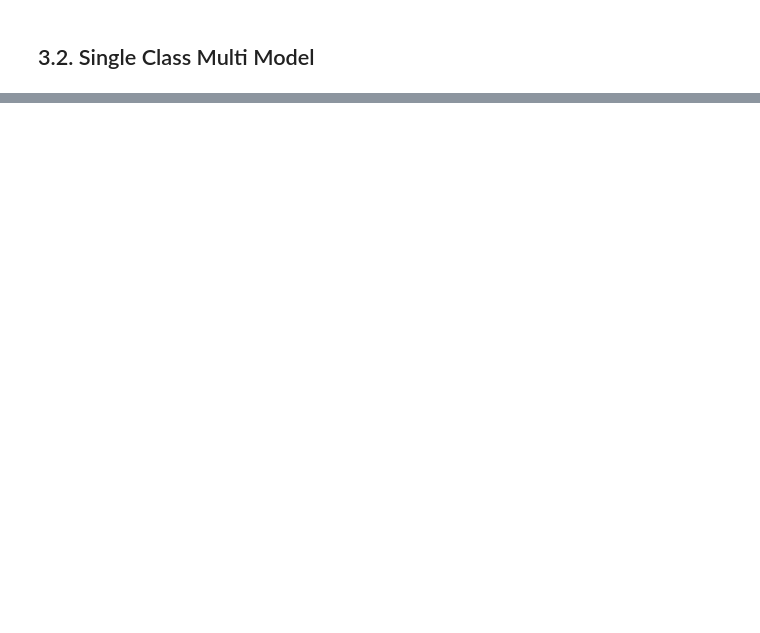
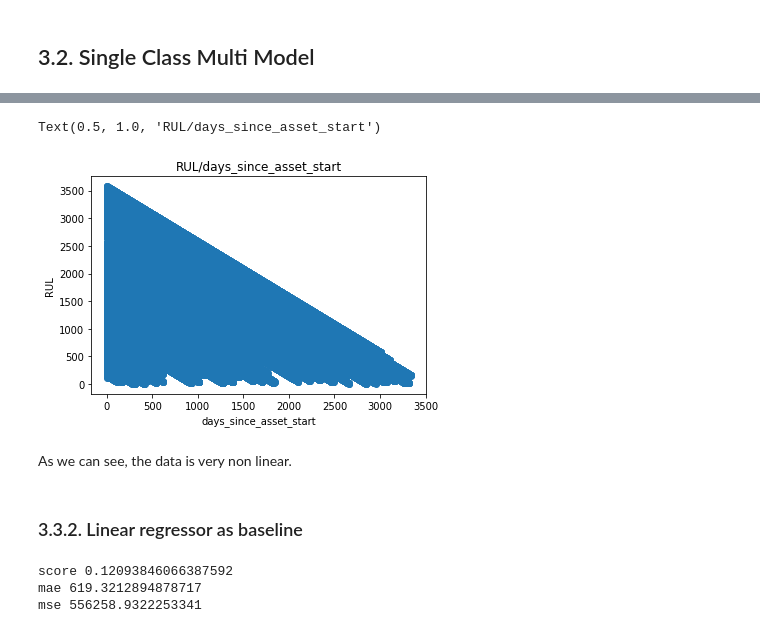
Before and after one commit to diogo-aos/iseg_sml_predictive_maintenance, a Jupyter notebook: predictive_maintenance.ipynb, the cells around one changed output, grey strips where cells are left out. Saved outputs shown, nothing was run; the diff lists cells and outputs as text; code cells hidden in the pictures; blank space fills up the shorter version.

```diff
--- a/predictive_maintenance.ipynb
+++ b/predictive_maintenance.ipynb
@@ -1002,16 +1739,46 @@ m = LinearRegression()
 # %%
-xx = dfX[['trains_since_asset_start', 'rul']].sort_values('trains_since_asset_start')
-x = xx['trains_since_asset_start'].to_numpy()
+x_col = 'days_since_asset_start'
+
+xx = dfX[[x_col, 'rul']].sort_values(x_col)
+x = xx[x_col].to_numpy()
 y = xx['rul'].to_numpy()
 # %%
-plt.scatter(x[::10],y[::10])
+plt.scatter(x[::],y[::])
 plt.ylabel('RUL')
-plt.xlabel('trains_since_asset_start')
-plt.title('RUL/Trains since asset start')
+plt.xlabel(x_col)
+plt.title(f'RUL/{x_col}')
+# %% [output]
+Text(0.5, 1.0, 'RUL/days_since_asset_start')
+[figure, added]
+# %% [markdown]
+As we can see, the data is very non linear.
+# %% [markdown]
+### 3.3.2. Linear regressor as baseline
 # %%
-x = x.reshape(-1, 1)
-y = y.reshape(-1, 1)
+with mlflow.start_run(run_name='linear regressor RUL', experiment_id=2):
+    x = x.reshape(-1, 1)
+    y = y.reshape(-1, 1)
 
-# let us train the model
+    mlflow.log_param('input_cols', x_col)
 
-m.fit(x, y)
+    # let us train the model
+    m = LinearRegression()
+    m.fit(x, y)
+
+    ŷ = m.predict(x)
+
+    score = metrics.r2_score(y, ŷ)
+    mae = metrics.mean_absolute_error(y, ŷ)
+    mse = metrics.mean_squared_error(y, ŷ)
+
+    mlflow.log_metric('score', score)
+    mlflow.log_metric('mae', mae)
+    mlflow.log_metric('mse', mse)
+
+    print('score', score)
+    print('mae', mae)
+    print('mse', mse)
+# %% [output]
+score 0.12093846066387592
+mae 619.3212894878717
+mse 556258.9322253341
```
Also changed, not shown: parts of 125 cells of this notebook, 1 other file.
